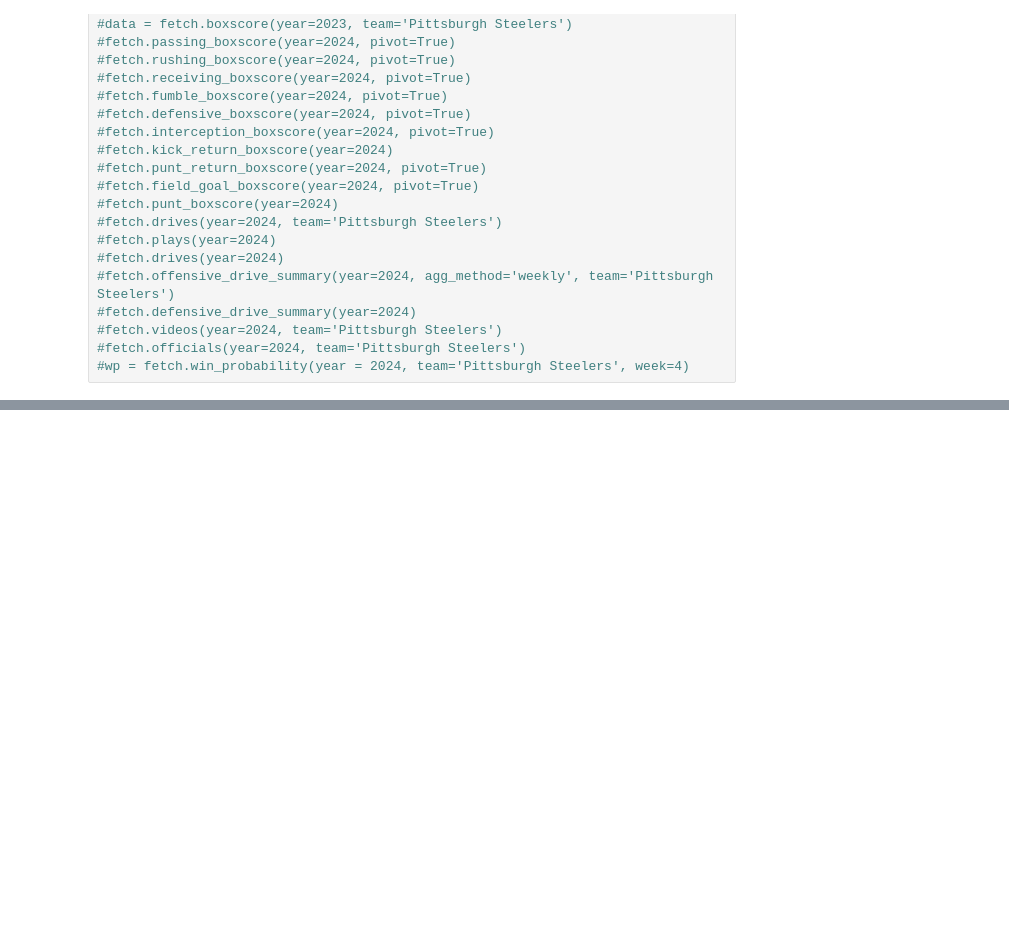
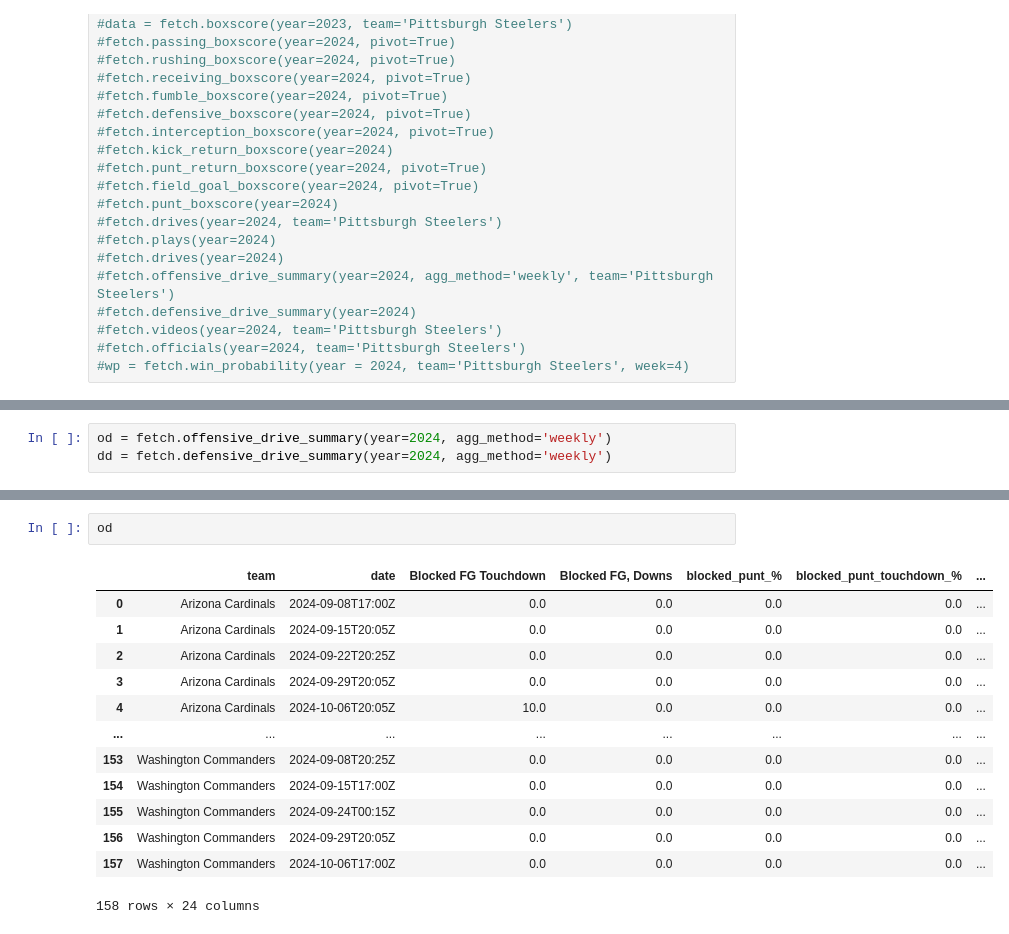
Before and after one commit to ajpaladi/412analytics, a Jupyter notebook: fouronetwo_testing.ipynb, the cells around one changed output, grey strips where cells are left out. Drawn from its saved outputs; the diff is of its cells as text; blank space fills up the shorter version.

```diff
--- a/fouronetwo_testing.ipynb
+++ b/fouronetwo_testing.ipynb
@@ -233,0 +92,3 @@ boxscore
+# %%
+od = fetch.offensive_drive_summary(year=2024, agg_method='weekly')
+dd = fetch.defensive_drive_summary(year=2024, agg_method='weekly')
@@ -233,0 +132,16 @@ boxscore
+# %%
+od
+# %% [output]
+|  | team | date | Blocked FG Touchdown | Blocked FG, Downs | blocked_punt_% | blocked_punt_touchdown_% | ... |
+| 0 | Arizona Cardinals | 2024-09-08T17:00Z | 0.0 | 0.0 | 0.0 | 0.0 | ... |
+| 1 | Arizona Cardinals | 2024-09-15T20:05Z | 0.0 | 0.0 | 0.0 | 0.0 | ... |
+| 2 | Arizona Cardinals | 2024-09-22T20:25Z | 0.0 | 0.0 | 0.0 | 0.0 | ... |
+| 3 | Arizona Cardinals | 2024-09-29T20:05Z | 0.0 | 0.0 | 0.0 | 0.0 | ... |
+| 4 | Arizona Cardinals | 2024-10-06T20:05Z | 10.0 | 0.0 | 0.0 | 0.0 | ... |
+| ... | ... | ... | ... | ... | ... | ... | ... |
+| 153 | Washington Commanders | 2024-09-08T20:25Z | 0.0 | 0.0 | 0.0 | 0.0 | ... |
+| 154 | Washington Commanders | 2024-09-15T17:00Z | 0.0 | 0.0 | 0.0 | 0.0 | ... |
+| 155 | Washington Commanders | 2024-09-24T00:15Z | 0.0 | 0.0 | 0.0 | 0.0 | ... |
+| 156 | Washington Commanders | 2024-09-29T20:05Z | 0.0 | 0.0 | 0.0 | 0.0 | ... |
+| 157 | Washington Commanders | 2024-10-06T17:00Z | 0.0 | 0.0 | 0.0 | 0.0 | ... |
+158 rows × 24 columns
```
Also changed, not shown: parts of 10 cells of this notebook, 1 other file.
